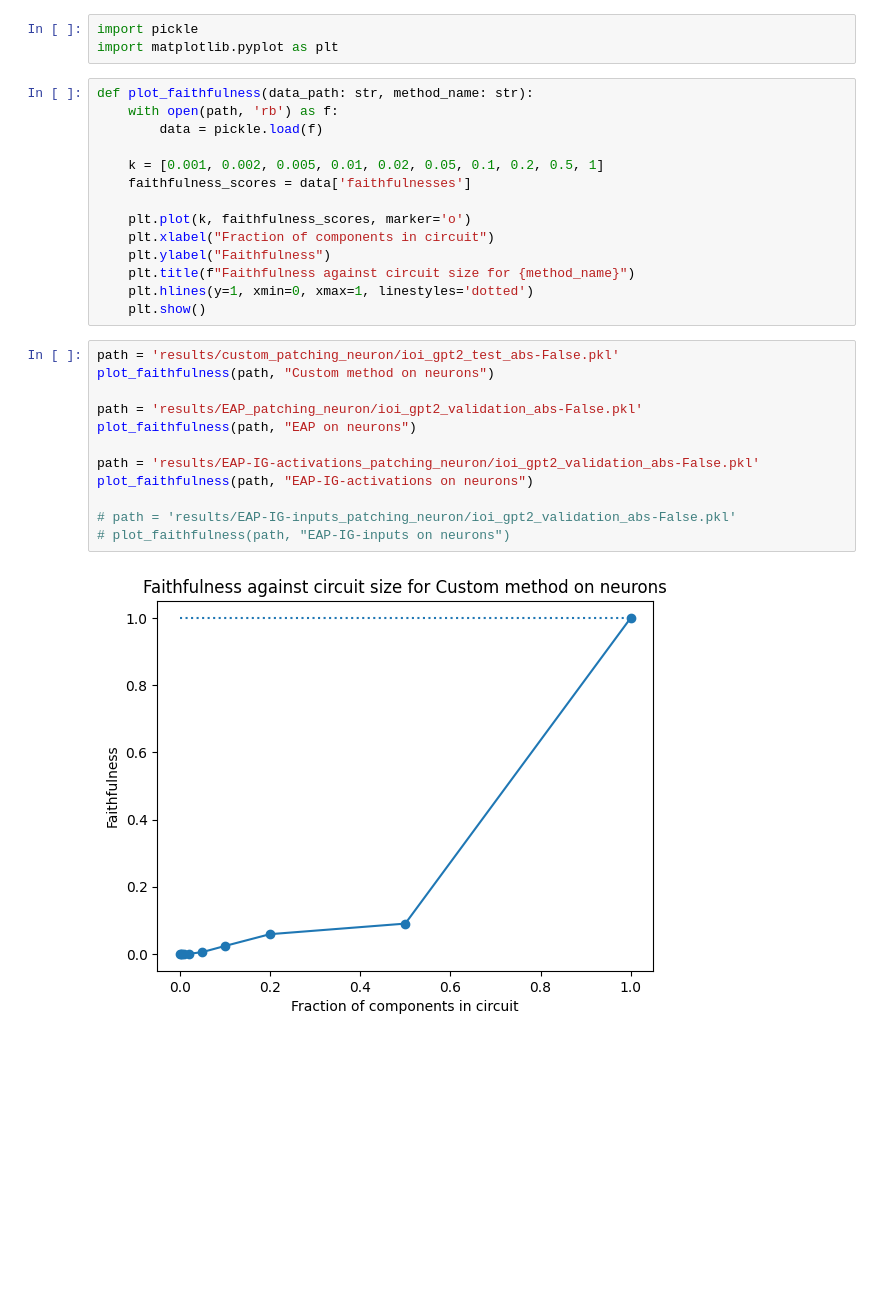
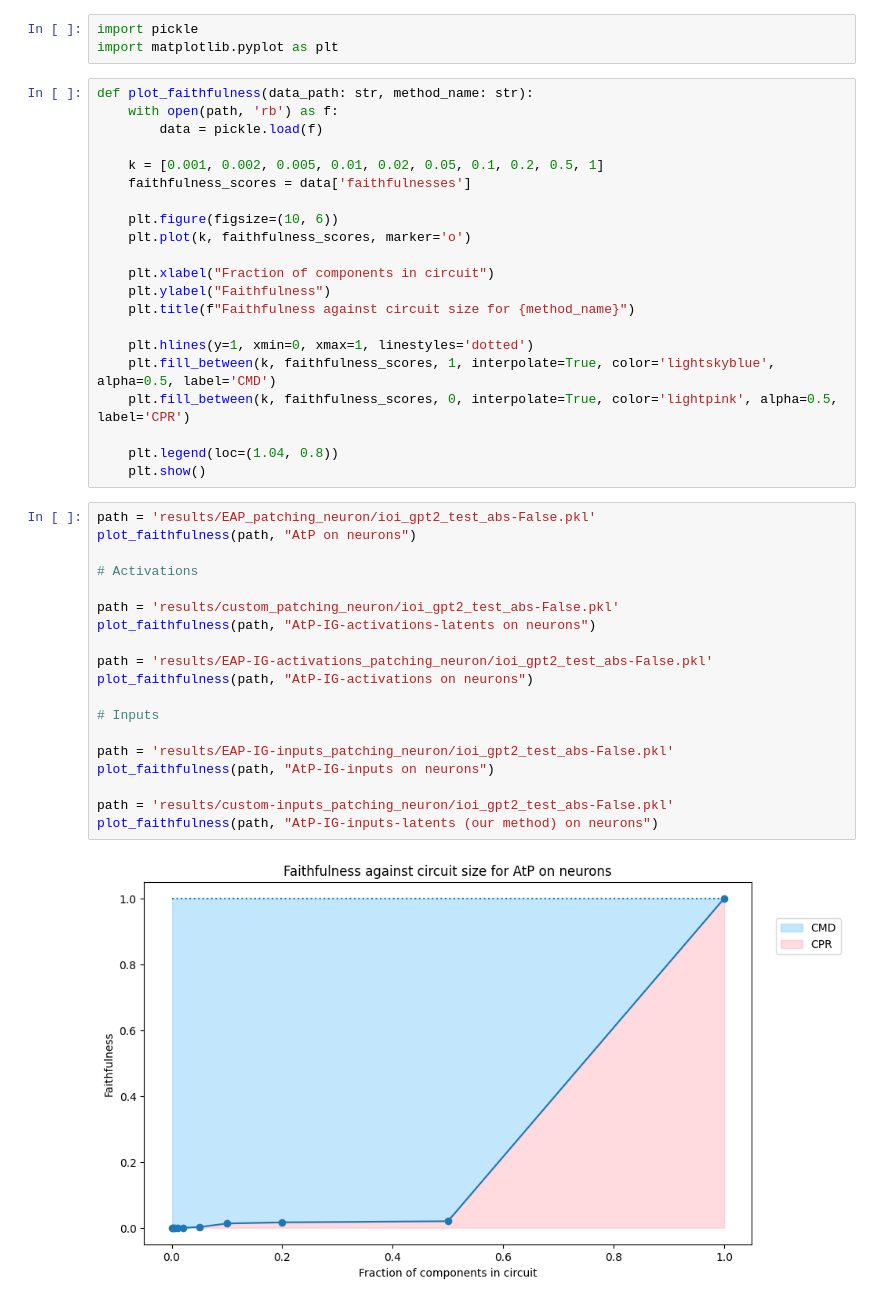
Before and after one commit to mwmlo/MIB-circuit-track, a Jupyter notebook: debug.ipynb, the cells around one changed output. Cells and saved outputs as stored; diff of their text form; blank space fills up the shorter version.

```diff
--- a/debug.ipynb
+++ b/debug.ipynb
@@ -218,23 +218,37 @@ def plot_faithfulness(data_path: str, method_name: str):
     k = [0.001, 0.002, 0.005, 0.01, 0.02, 0.05, 0.1, 0.2, 0.5, 1]
     faithfulness_scores = data['faithfulnesses']
 
+    plt.figure(figsize=(10, 6))
     plt.plot(k, faithfulness_scores, marker='o')
+
     plt.xlabel("Fraction of components in circuit")
     plt.ylabel("Faithfulness")
     plt.title(f"Faithfulness against circuit size for {method_name}")
+
     plt.hlines(y=1, xmin=0, xmax=1, linestyles='dotted')
+    plt.fill_between(k, faithfulness_scores, 1, interpolate=True, color='lightskyblue', alpha=0.5, label='CMD')
+    plt.fill_between(k, faithfulness_scores, 0, interpolate=True, color='lightpink', alpha=0.5, label='CPR')
+
+    plt.legend(loc=(1.04, 0.8))
     plt.show()
 # %%
+path = 'results/EAP_patching_neuron/ioi_gpt2_test_abs-False.pkl'
+plot_faithfulness(path, "AtP on neurons")
+
+# Activations
+
 path = 'results/custom_patching_neuron/ioi_gpt2_test_abs-False.pkl'
-plot_faithfulness(path, "Custom method on neurons")
+plot_faithfulness(path, "AtP-IG-activations-latents on neurons")
 
-path = 'results/EAP_patching_neuron/ioi_gpt2_validation_abs-False.pkl'
-plot_faithfulness(path, "EAP on neurons")
+path = 'results/EAP-IG-activations_patching_neuron/ioi_gpt2_test_abs-False.pkl'
+plot_faithfulness(path, "AtP-IG-activations on neurons")
 
-path = 'results/EAP-IG-activations_patching_neuron/ioi_gpt2_validation_abs-False.pkl'
-plot_faithfulness(path, "EAP-IG-activations on neurons")
+# Inputs
 
-# path = 'results/EAP-IG-inputs_patching_neuron/ioi_gpt2_validation_abs-False.pkl'
-# plot_faithfulness(path, "EAP-IG-inputs on neurons")
+path = 'results/EAP-IG-inputs_patching_neuron/ioi_gpt2_test_abs-False.pkl'
+plot_faithfulness(path, "AtP-IG-inputs on neurons")
+
+path = 'results/custom-inputs_patching_neuron/ioi_gpt2_test_abs-False.pkl'
+plot_faithfulness(path, "AtP-IG-inputs-latents (our method) on neurons")
 # %% [output]
-[figure, old version]
+[figure, new version]
```
Also changed, not shown: parts of 2 cells of this notebook, 3 other files.
